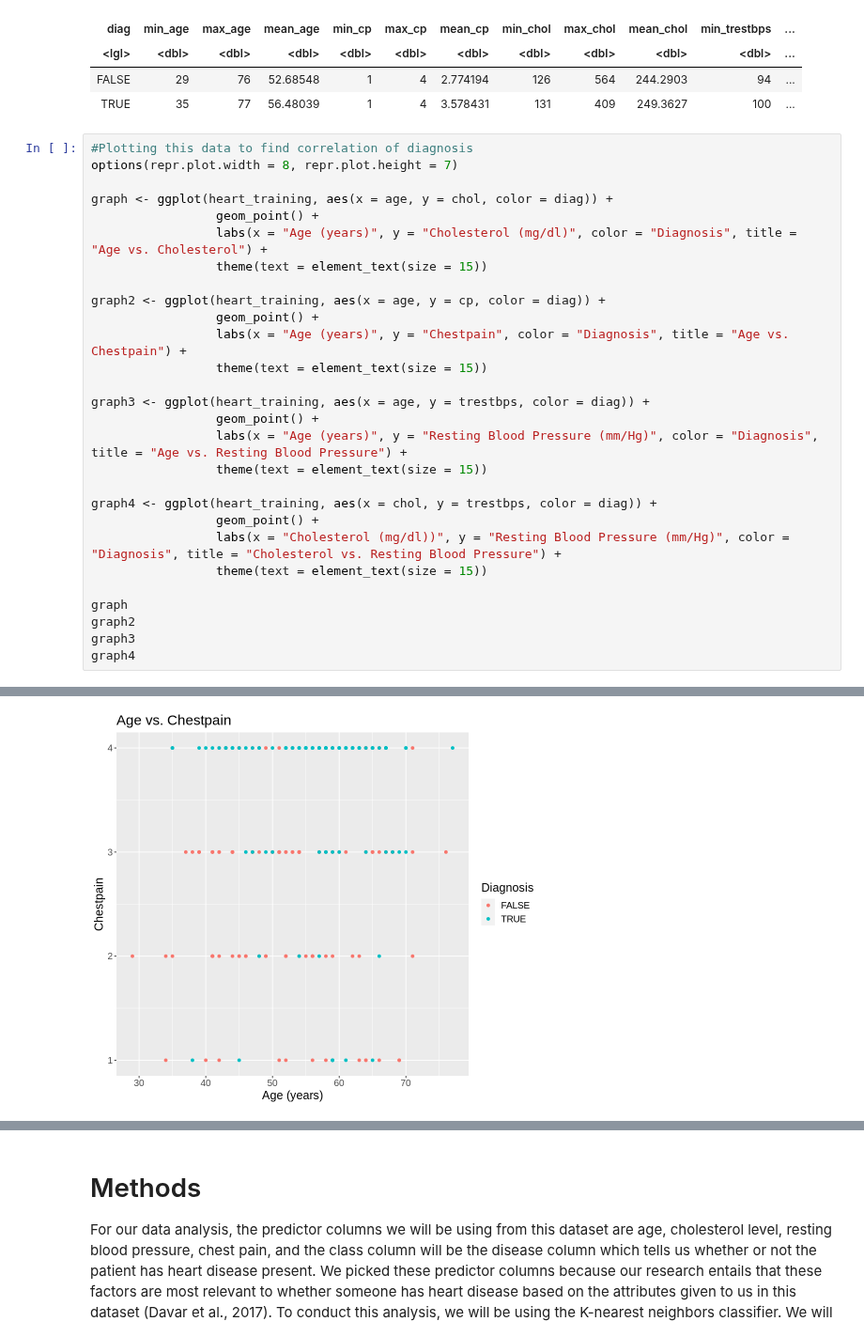
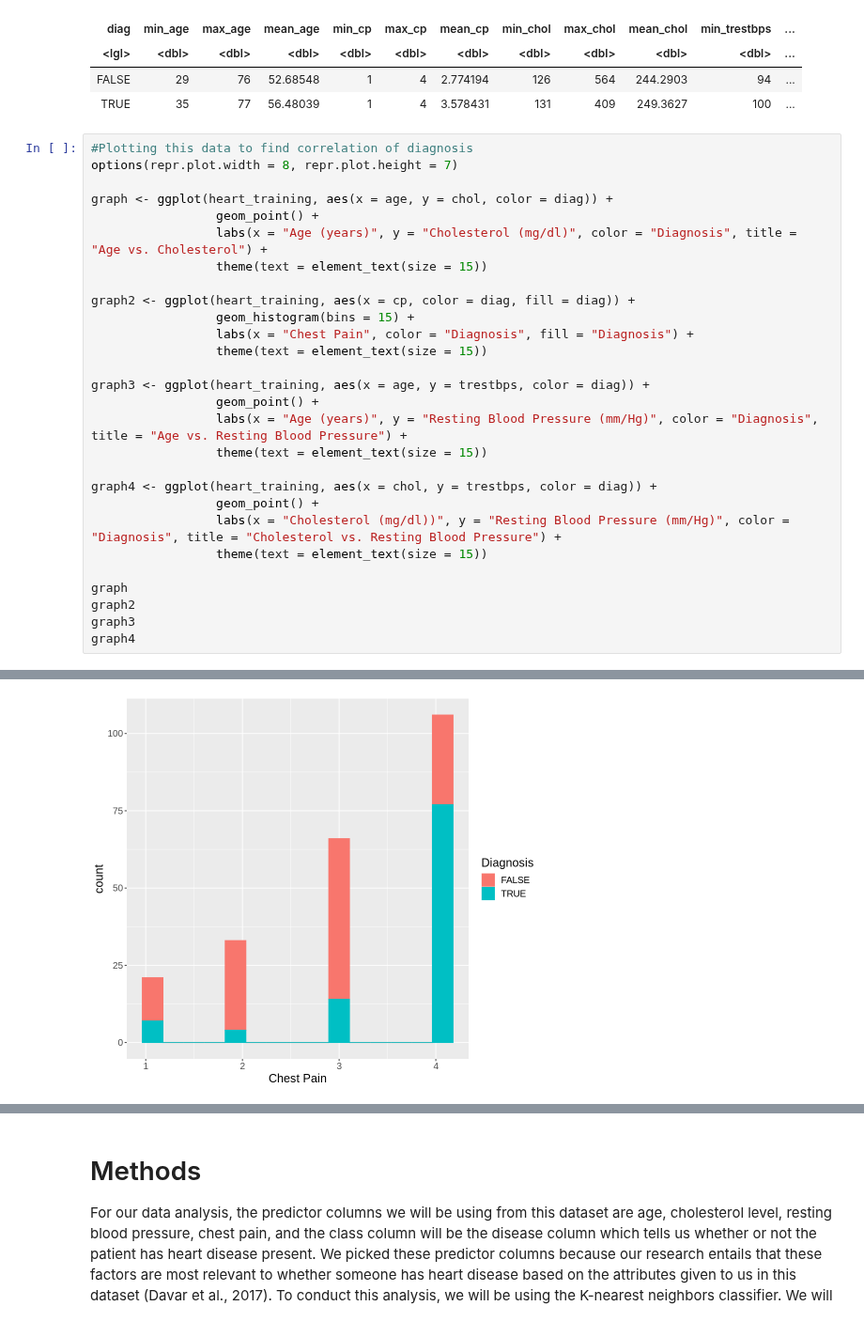
Before and after one commit to ibrahim1623/DSCI-100-Project, a Jupyter notebook: Group 133 Proposal.ipynb, the cells around one changed output, grey strips where cells are left out. Shown at 94% size. Drawn from its saved outputs; the diff is of its cells as text.

Commit message:
bar graph

```diff
--- a/Group 133 Proposal.ipynb
+++ b/Group 133 Proposal.ipynb
@@ -131,34 +131,34 @@ A tibble: 2 × 14
 # %%
 #Plotting this data to find correlation of diagnosis
 options(repr.plot.width = 8, repr.plot.height = 7)
 
 graph <- ggplot(heart_training, aes(x = age, y = chol, color = diag)) +
                  geom_point() +
                  labs(x = "Age (years)", y = "Cholesterol (mg/dl)", color = "Diagnosis", title = "Age vs. Cholesterol") +
                  theme(text = element_text(size = 15))
 
-graph2 <- ggplot(heart_training, aes(x = age, y = cp, color = diag)) +
-                 geom_point() +
-                 labs(x = "Age (years)", y = "Chestpain", color = "Diagnosis", title = "Age vs. Chestpain") +
+graph2 <- ggplot(heart_training, aes(x = cp, color = diag, fill = diag)) +
+                 geom_histogram(bins = 15) +
+                 labs(x = "Chest Pain", color = "Diagnosis", fill = "Diagnosis") +
                  theme(text = element_text(size = 15))
 
 graph3 <- ggplot(heart_training, aes(x = age, y = trestbps, color = diag)) +
                  geom_point() +
                  labs(x = "Age (years)", y = "Resting Blood Pressure (mm/Hg)", color = "Diagnosis", title = "Age vs. Resting Blood Pressure") +
                  theme(text = element_text(size = 15))
 
 graph4 <- ggplot(heart_training, aes(x = chol, y = trestbps, color = diag)) +
                  geom_point() +
                  labs(x = "Cholesterol (mg/dl))", y = "Resting Blood Pressure (mm/Hg)", color = "Diagnosis", title = "Cholesterol vs. Resting Blood Pressure") +
                  theme(text = element_text(size = 15))
 
 graph
 graph2
 graph3
 graph4
 # %% [output]
 [figure]
-[figure, old version]
+[figure, new version]
 [figure]
 [figure]
 # %% [markdown]
```
